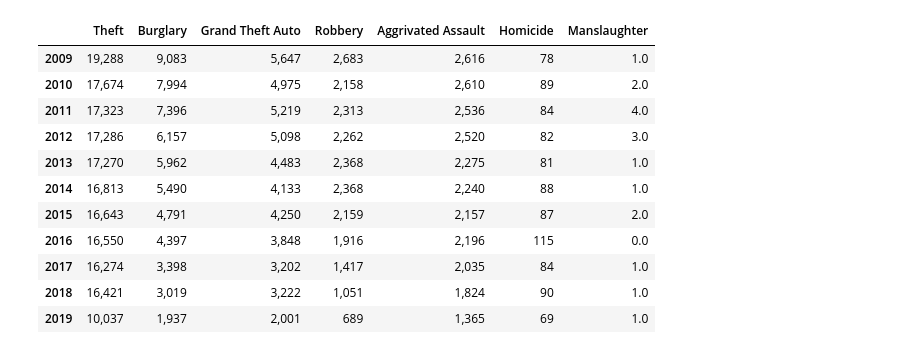
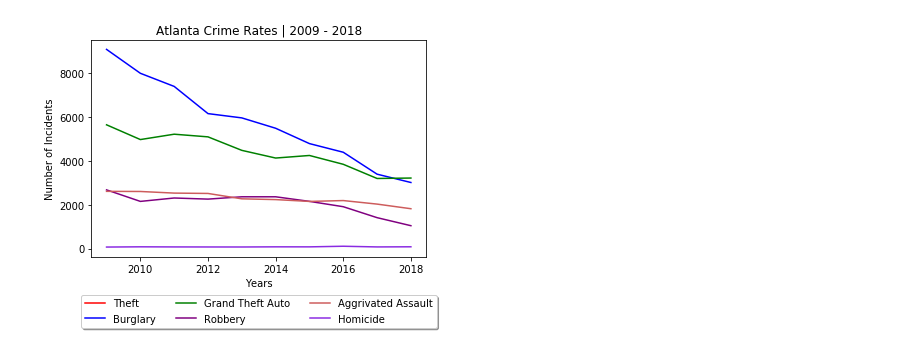
Before and after one commit to PatrickHennessey/GroupPoject01File, a Jupyter notebook: patrick_stuff/atl_min.ipynb, the cells around one changed output. Saved outputs shown, nothing was run; the diff lists cells and outputs as text; code cells hidden in the pictures.

```diff
--- a/patrick_stuff/atl_min.ipynb
+++ b/patrick_stuff/atl_min.ipynb
@@ -78,0 +105,19 @@ Name: Crime, dtype: int64
+# %%
+# Atlanta by year graph
+x_axis = range(2009, 2019)
+# theft, = plt.plot(x_axis, atl_theft , color="red", label="Theft")
+burglary, = plt.plot(x_axis, atl_burglary, color="blue", label="Burglary")
+auto, = plt.plot(x_axis, atl_auto, color="green", label="Grand Theft Auto")
+robbery, = plt.plot(x_axis, atl_robbery, color="purple", label="Robbery")
+assault, = plt.plot(x_axis, atl_aassault, color="indianred", label="Aggrivated Assault")
+homicide, = plt.plot(x_axis, atl_homicide, color="blueviolet", label="Homicide")
+
+#Add labels to graph
+plt.title("Atlanta Crime Rates | 2009 - 2018")
+plt.xlabel("Years")
+plt.ylabel("Number of Incidents")
+
+plt.legend(handles=[theft, burglary, auto, robbery, assault, homicide], loc='center', bbox_to_anchor=(.5, -.25), ncol=3, fancybox=True, shadow=True)
+plt.savefig("images/ATLYearsZoom.png", dpi=300)
+# %% [output]
+[figure, added]
@@ -81,35 +146,0 @@ atl_short_df = atl_df.loc[:,["Crime", "Year"]]
-# %%
-
-atl_years = atl_short_df['Year'].unique()
-atl_theft = atl_short_df[atl_short_df['Crime'] == 'Theft'].groupby('Year')['Crime'].count()
-atl_burglary = atl_short_df[atl_short_df['Crime'] == 'Burglary'].groupby('Year')['Crime'].count()
-atl_auto = atl_short_df[atl_short_df['Crime'] == 'Grand Theft Auto'].groupby('Year')['Crime'].count()
-atl_robbery = atl_short_df[atl_short_df['Crime'] == 'Robbery'].groupby('Year')['Crime'].count()
-atl_aassault = atl_short_df[atl_short_df['Crime'] == 'Aggrivated Assault'].groupby('Year')['Crime'].count()
-atl_homicide = atl_short_df[atl_short_df['Crime'] == 'Homicide'].groupby('Year')['Crime'].count()
-atl_manslaughter = atl_short_df[atl_short_df['Crime'] == 'Manslaughter'].groupby('Year')['Crime'].count()
-
-atl_crime_df = pd.DataFrame({
-    "Theft" : atl_theft,
-    "Burglary" : atl_burglary,
-    "Grand Theft Auto" : atl_auto,
-    "Robbery" : atl_robbery,
-    "Aggrivated Assault" : atl_aassault,
-    "Homicide" : atl_homicide,
-    "Manslaughter" : atl_manslaughter
-})
-
-atl_crime_df.fillna(0).style.format("{:,}")
-# %% [output]
-|  | Theft | Burglary | Grand Theft Auto | Robbery | Aggrivated Assault | Homicide | Manslaughter |
-| 2009 | 19,288 | 9,083 | 5,647 | 2,683 | 2,616 | 78 | 1.0 |
-| 2010 | 17,674 | 7,994 | 4,975 | 2,158 | 2,610 | 89 | 2.0 |
-| 2011 | 17,323 | 7,396 | 5,219 | 2,313 | 2,536 | 84 | 4.0 |
-| 2012 | 17,286 | 6,157 | 5,098 | 2,262 | 2,520 | 82 | 3.0 |
-| 2013 | 17,270 | 5,962 | 4,483 | 2,368 | 2,275 | 81 | 1.0 |
-| 2014 | 16,813 | 5,490 | 4,133 | 2,368 | 2,240 | 88 | 1.0 |
-| 2015 | 16,643 | 4,791 | 4,250 | 2,159 | 2,157 | 87 | 2.0 |
-| 2016 | 16,550 | 4,397 | 3,848 | 1,916 | 2,196 | 115 | 0.0 |
-| 2017 | 16,274 | 3,398 | 3,202 | 1,417 | 2,035 | 84 | 1.0 |
-| 2018 | 16,421 | 3,019 | 3,222 | 1,051 | 1,824 | 90 | 1.0 |
-| 2019 | 10,037 | 1,937 | 2,001 | 689 | 1,365 | 69 | 1.0 |
```
Also changed, not shown: parts of 37 cells of this notebook, 31 other files.
